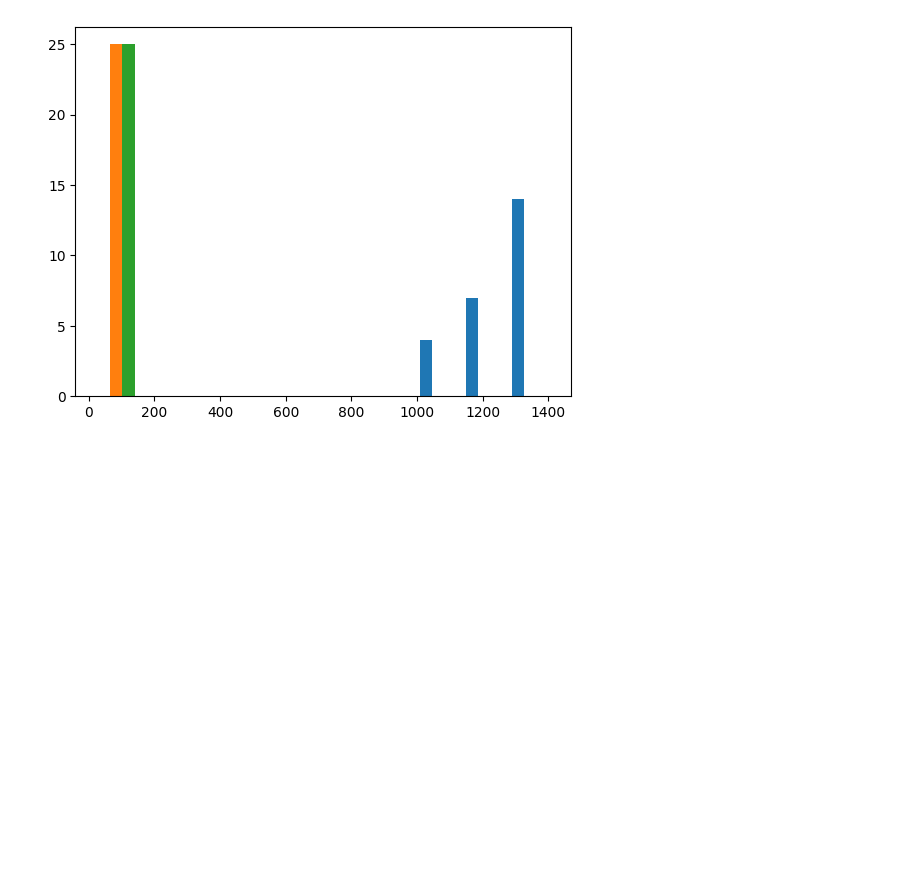
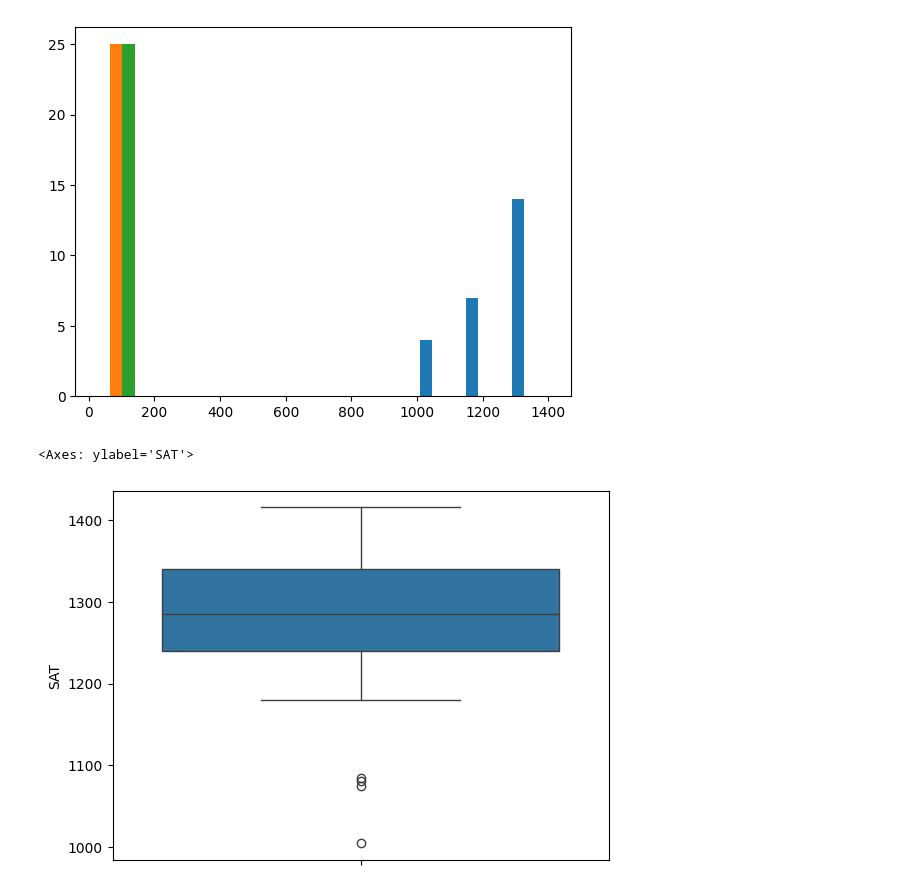
Before and after one commit to pnayak9/DataScience, a Jupyter notebook: DataExploration&Visualization.ipynb, the cells around one changed output. Drawn from its saved outputs; the diff is of its cells as text; code cells hidden in the pictures; blank space fills up the shorter version.

```diff
--- a/DataExploration&Visualization.ipynb
+++ b/DataExploration&Visualization.ipynb
@@ -310,3 +310,8 @@ plt.hist(df1[['SAT','Accept','Top10']])
 plt.show()
 # %% [output]
 [figure]
+# %%
+sn.boxplot(df1['SAT'])
+# %% [output]
+<Axes: ylabel='SAT'>
+[figure, added]
```
